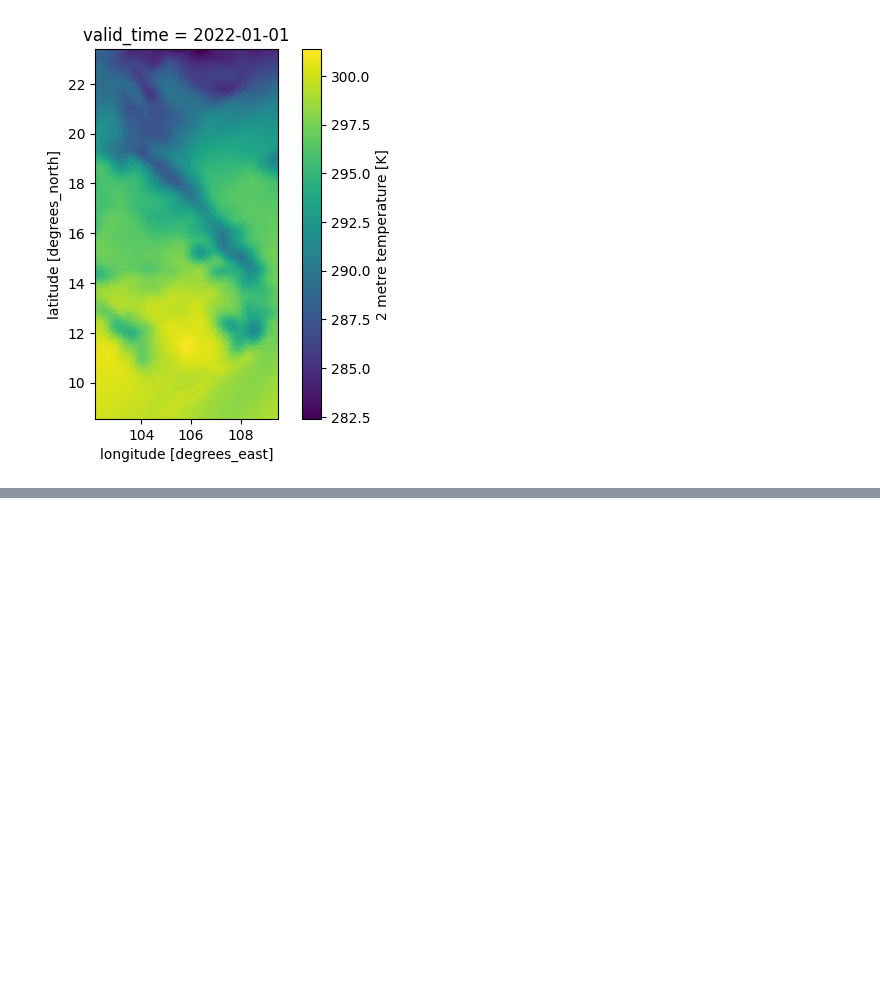
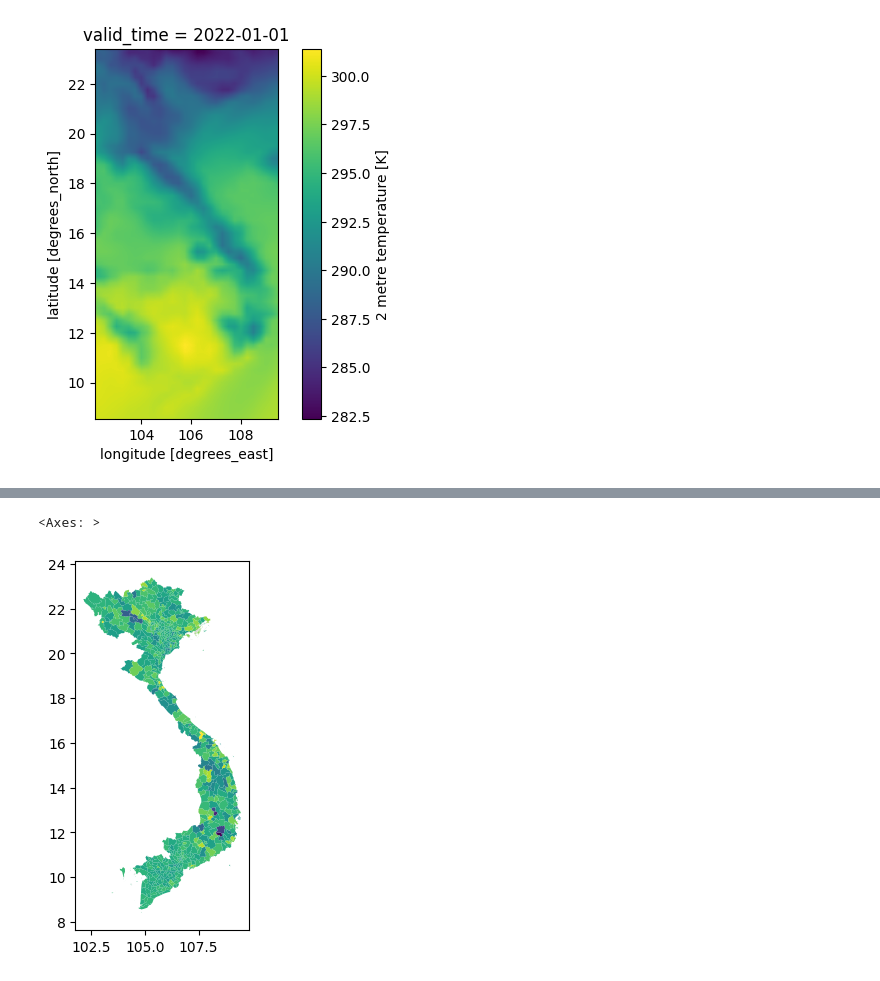
Before and after one commit to kraemer-lab/geoglue, a Jupyter notebook: notebooks/remapdis.ipynb, the cells around one changed output, grey strips where cells are left out. Cells and saved outputs as stored; diff of their text form; code cells hidden in the pictures; blank space fills up the shorter version.

Commit message:
fix(notebooks): use ERA5ZonalStatistics

```diff
--- a/notebooks/remapdis.ipynb
+++ b/notebooks/remapdis.ipynb
@@ -20,7 +30,6 @@ from geoglue.types import CdoGriddes, CdoResampling
 # %% [markdown]
 We read in the population file and check the shape. As ERA5 will crop the population to the geometry, this may change the shape of the population -- though in practice, we obtain already cropped population data from WorldPop
 # %%
-population = MemoryRaster.read("../data/vnm_ppp_2020_1km_Aggregated_UNadj.tif", crs="EPSG:4326")
-print("initial population shape [pre-mask]", population.shape)
+population = VNM.population_raster(2020)
 population.griddes
 # %% [output]
@@ -29,6 +37,6 @@ CdoGriddes(gridtype='lonlat', gridsize=1565499, xsize=879, ysize=1781, xname='lo
 # %% [markdown]
 We now read in the downloaded ERA5 NetCDF file:
 # %%
-era5 = ERA5("../79a080c8aaa9b3f1d4808e650202035c.nc", "VNM-2", population)
-era5.population.griddes
+t2m_remapbil = ERA5ZonalStatistics("../79a080c8aaa9b3f1d4808e650202035c.nc", "VNM-2", population, resampling=CdoResampling.remapbil)
+t2m_remapbil.dataset
 # %% [output]
@@ -62,8 +61,8 @@ Attributes:
 # %% [markdown]
 Now we will resample this using remapdis -- which is the CDO operator for distance-weighted average remapping. We will resample to the target grid, which in this case we want to be the population grid at a 1 km x 1 km resolution. CDO will upsample the data in this case. We also use remapbil (bilinear interpolation) for comparison
 # %%
-ds_remapdis = xr.open_dataset(resample(CdoResampling.remapdis, "temperature.nc", target=era5.population))
-ds_remapdis
+t2m_remapdis = ERA5ZonalStatistics("../79a080c8aaa9b3f1d4808e650202035c.nc", "VNM-2", population, resampling=CdoResampling.remapdis)
+t2m_remapdis.dataset
 # %% [output]
 <xarray.Dataset> Size: 2GB
 Dimensions:     (valid_time: 365, longitude: 879, latitude: 1781)
@@ -126,0 +91,6 @@ SHAPE (365, 1781, 879)
+# %%
+remapbil = t2m_remapbil.zonal_daily("t2m", weighted=True, min_date=T, max_date=T)
+remapdis = t2m_remapdis.zonal_daily("t2m", weighted=True, min_date=T, max_date=T)
+diff = remapbil.copy()
+diff["value"] = remapbil.value - remapdis.value
+diff
@@ -126,0 +113,5 @@ SHAPE (365, 1781, 879)
+# %%
+geom_plot(diff, VNM.admin(2), "value")
+# %% [output]
+<Axes: >
+[figure, added]
```
Also changed, not shown: parts of 14 cells of this notebook.
